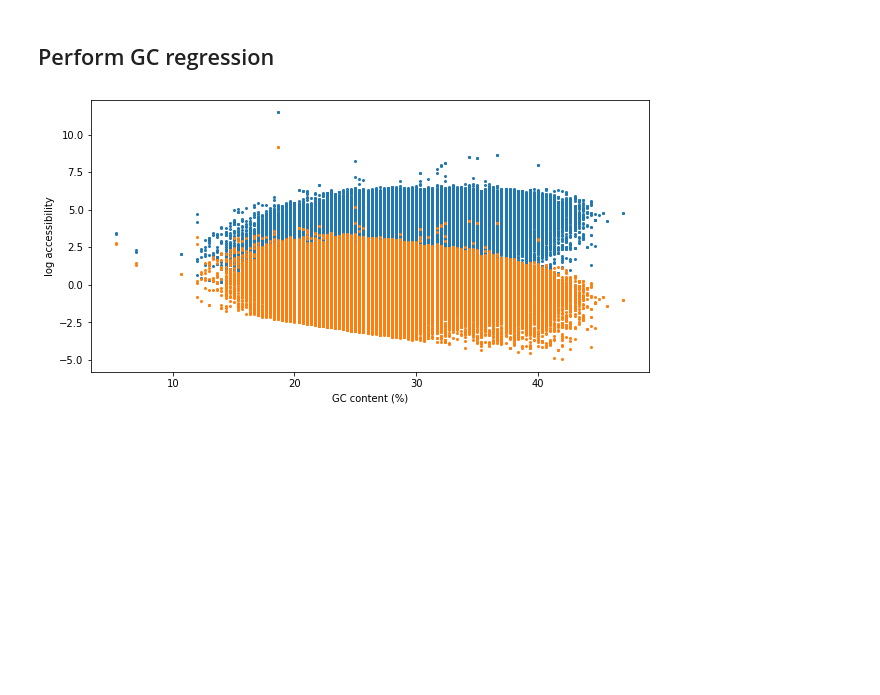
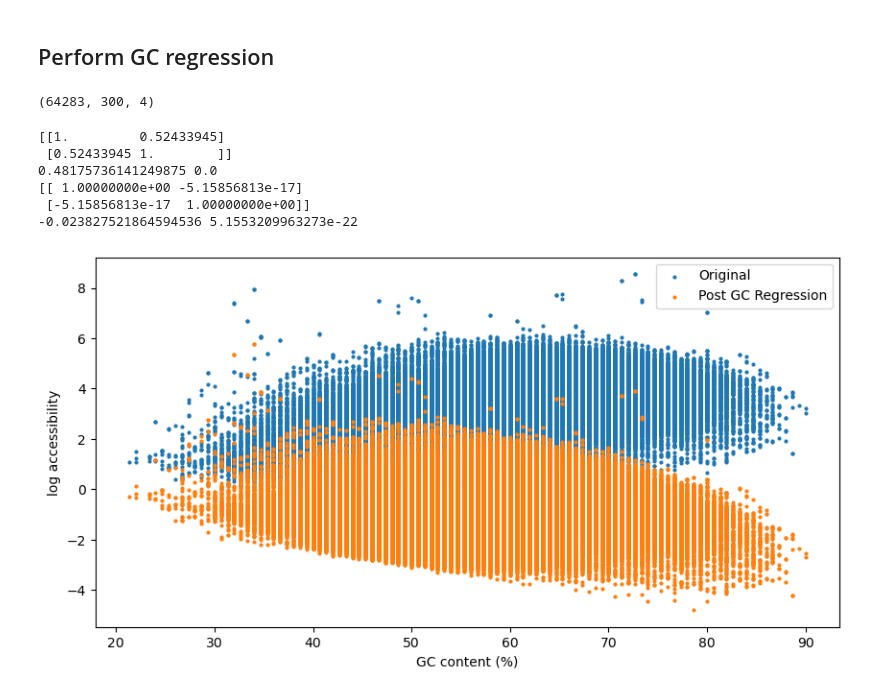
Before and after one commit to adityasinha379/mouseASA, a Jupyter notebook: scripts/preprocess_pairScan.ipynb, the cells around one changed output. Saved outputs shown, nothing was run; the diff lists cells and outputs as text; code cells hidden in the pictures; blank space fills up the shorter version.

Commit message:
before model training, post preprocessing

```diff
--- a/scripts/preprocess_pairScan.ipynb
+++ b/scripts/preprocess_pairScan.ipynb
@@ -120,7 +151,7 @@ if ident[:3]!='_vi':
     # get indices for each rep
     idx = dict()
     for rep in tqdm(reps):
-        bamfile = aligndir+ctype+'/'+rep+'.combined.rmDup.Aligned.sortedByCoord.out.bam'
+        bamfile = aligndir+b6_strain+'/'+rep+'.combined.rmDup.Aligned.sortedByCoord.out.bam'
         bamf = pysam.AlignmentFile(bamfile, "rb")
 
         idx[rep] = []
@@ -149,6 +180,6 @@ if ident[:3]!='_vi':
     summits_neg = summits_neg.sort_values(by=[0,1], ignore_index=True)
 
     if save:
-        summits.to_csv(datadir+'summits'+ident+'.csv', index=False, header=False)
-        summits_neg.to_csv(datadir+'summits_neg'+ident+'.csv', index=False, header=False)
+#         summits.to_csv(datadir+'summits'+ident+'.csv', index=False, header=False)
+        summits_neg.to_csv(datadir+'summits_trueneg'+ident+'.csv', index=False, header=False)
 # %%
@@ -261,12 +292,24 @@ for n,chrom in zip(name,chroms):
         x[n+'_b6_unegs'] = one_hot(x[n+'_b6_unegs'])
         x[n+'_cast_unegs'] = one_hot(x[n+'_cast_unegs'])
+# %%
+import gzip
+from Bio import SeqIO
+from bisect import bisect
+
+gen_b6 = SeqIO.index(f'{basedir}f1_hybrid/gen/b6.fa', 'fasta')
+gen_cast = SeqIO.index(f'{basedir}f1_hybrid/gen/cast.fa', 'fasta')
+
+modfile = f'{basedir}f1_hybrid/gen/cast.mod'
+with gzip.open(modfile,'rt') as f:
+    mods = f.read().split('\n')
+    mods = [x for x in mods if not (x.startswith('s') or x.startswith('#'))][:-1]            # filter out SNPs and header lines
 # %%
 # new code for actual background unegs - can be merged into x code later - SKIP till SKIP END if dont need to compute
 # written very stupidly, basically just overwrite the old unegs
 # this is because I didn't want to write logic to do one or the other depending on which method of unegs you want
 from utils import get_neg_summits
 
-bamfile = aligndir+ctype+'/'+reps[0]+'.combined.rmDup.Aligned.sortedByCoord.out.bam'
+bamfile = aligndir+b6_strain+'/'+reps[0]+'.combined.rmDup.Aligned.sortedByCoord.out.bam'
 bamf = pysam.AlignmentFile(bamfile, "rb")
 
 for n,chrom in zip(name,chroms[:2]):
@@ -274,16 +317,19 @@ for n,chrom in zip(name,chroms[:2]):
     x[n+'_cast_unegs'] = []
 
     for c in tqdm(chrom):        # for each chromosome in train/val/test set
+        print(c)
         seq_b6 = ''.join(gen_b6.get_raw(str(c)).decode().split('\n')[1:])
         seq_cast = ''.join(gen_cast.get_raw(str(c)).decode().split('\n')[1:])
 
         chromsummits = summits.iloc[np.where(summits[0]==c)[0],1]     # slice out the relevant chromosome summits
         neg_summits = np.empty(0, dtype=np.int64)
+        seed = 0
         while len(neg_summits)<len(chromsummits):     # get neg summits and only keep low coverage ones (<5)
-            temp = get_neg_summits(chromsummits, len(chromsummits)-len(neg_summits), len(seq_b6))
+            temp = get_neg_summits(chromsummits, len(chromsummits)-len(neg_summits), len(seq_b6), seed)
             idx = np.where(np.array([bamf.count(str(c),i-seqlen//2,i+seqlen//2) for i in temp]) < 5)[0]
             temp = temp[idx]
             neg_summits = np.concatenate((neg_summits, temp))
+            seed += 1
         neg_summits = np.sort(neg_summits)
 
         # get relevant b6 genomic seqs
@@ -304,7 +350,7 @@ for n,chrom in zip(name[:2],chroms[:2]):
 
 # Finally, save everything...
 if save:
-    with h5py.File(datadir+'data_noGC'+ident+'.h5','w') as f:
+    with h5py.File(datadir+'data_noGC_trueuneg'+ident+'.h5','w') as f:
         for key in x.keys():
             f.create_dataset('x_'+key, data=x[key])
         for key in y.keys():
@@ -336,24 +395,48 @@ with h5py.File(datadir+'data_noGC'+ident+'.h5','r') as f:
                 x[n+'_'+allele+'_unegs'] = f['x_'+n+'_'+allele+'_unegs'][()]
         if n!='test':
             y[n+'_unegs'] = f['y_'+n+'_unegs'][()]
+# %%
+print(x['train_b6'].shape)
+# %% [output]
+(64283, 300, 4)
 # %%
+from scipy.stats import spearmanr
+
 # Visualize the GC-count relationship
 fig = plt.figure(figsize=(10,5))
 ax = fig.add_subplot()
 
 temp_x = np.vstack([x[k] for k in x.keys() if 'unegs' not in k])
 temp_y = np.concatenate([y[k] for k in y.keys() if 'unegs' not in k])
+
 GC = np.sum(temp_x[:,(seqlen//2-seqlen1//2):(seqlen//2+seqlen1//2),:], axis=1)
 GC = GC[:,1]+GC[:,2]
-ax.scatter(GC/seqlen1*100, temp_y, s=4)
+ax.scatter(GC/seqlen1*100, temp_y, s=4, label = "Original")
+coef_org = np.corrcoef(GC, temp_y)
+print(coef_org)
+rho1, p1 = spearmanr(GC, temp_y)
+print(rho1, p1)
+
 coef = GCregress(temp_x[:,(seqlen//2-seqlen1//2):(seqlen//2+seqlen1//2),:], temp_y)    # limit GC counting to only the window where reads are counted
 temp_y -= coef*GC
-ax.scatter(GC/seqlen1*100, temp_y, s=4)
+ax.scatter(GC/seqlen1*100, temp_y, s=4, label = "Post GC Regression")
+coef_post = np.corrcoef(GC, temp_y)
+print(coef_post)
+rho2, p2 = spearmanr(GC, temp_y)
+print(rho2, p2)
+
 ax.set_xlabel('GC content (%)')
 ax.set_ylabel('log accessibility')
+ax.legend()
 plt.show()
 # %% [output]
+[[1.         0.52433945]
+ [0.52433945 1.        ]]
+0.48175736141249875 0.0
+[[ 1.00000000e+00 -5.15856813e-17]
+ [-5.15856813e-17  1.00000000e+00]]
+-0.023827521864594536 5.1553209963273e-22
-[figure, old version]
+[figure, new version]
 # %%
 # Regress out GC content
 temp_x = np.vstack([x[k] for k in x.keys() if 'unegs' not in k])      # don't use uneg sequence trends for bias correction
```
Also changed, not shown: parts of 11 cells of this notebook, 16 other files.
